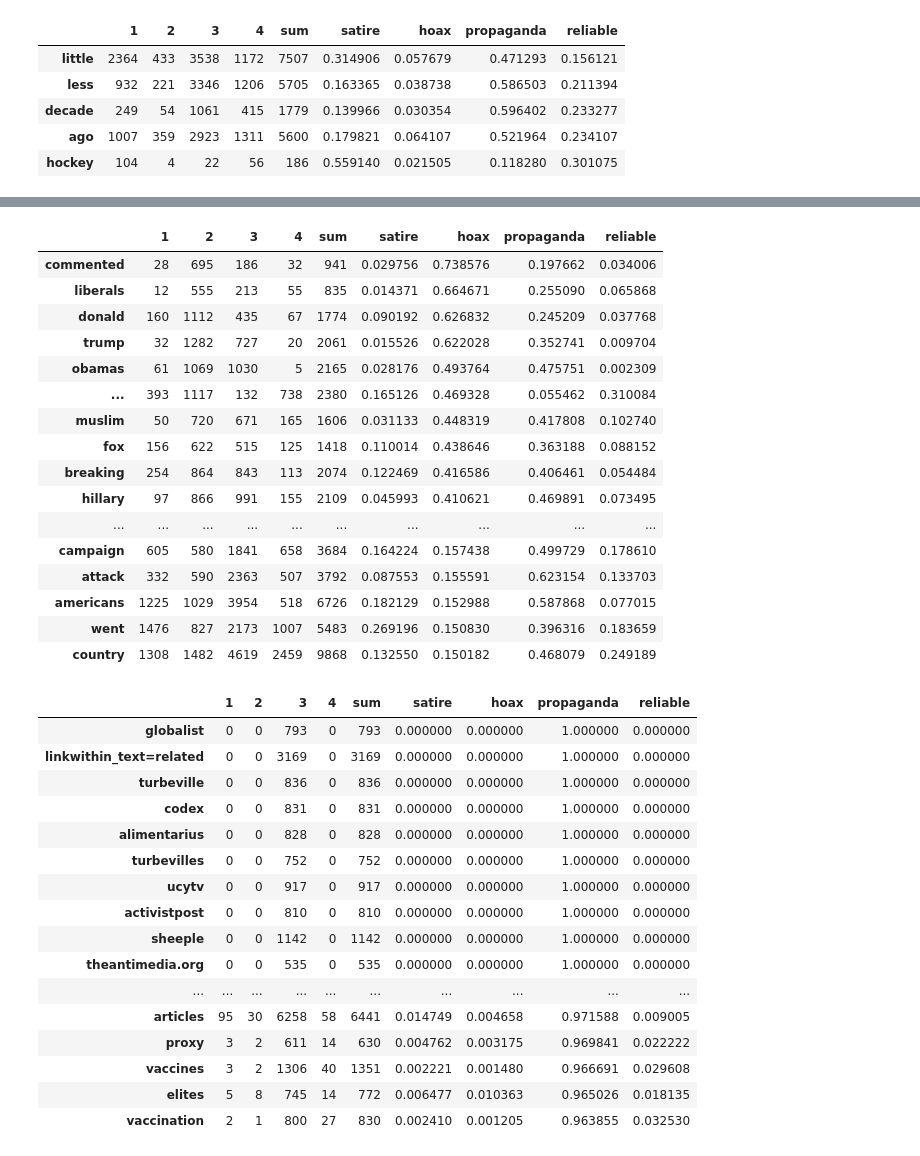
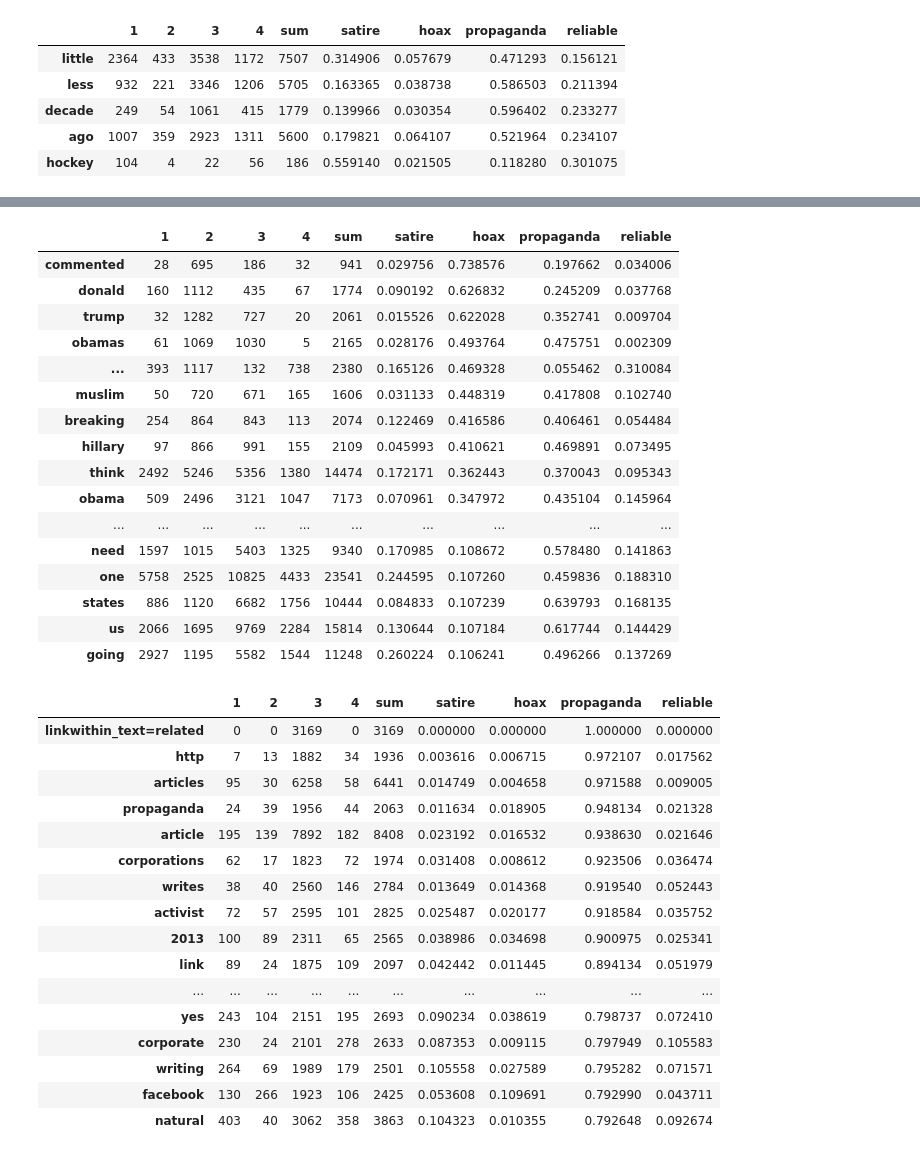
Before and after one commit to AY2122S2-CS4248-G12/labeled-unreliable-news, a Jupyter notebook: models/datainfo.ipynb, the cells around one changed output, grey strips where cells are left out. Drawn from its saved outputs; the diff is of its cells as text; code cells hidden in the pictures.

```diff
--- a/models/datainfo.ipynb
+++ b/models/datainfo.ipynb
@@ -203,42 +198,42 @@ satire.nlargest(50, ['satire'])
 # %%
-hoax = document_frequencies[document_frequencies[2] > 500]
+hoax = document_frequencies[document_frequencies[2] > (train_counts[2] * 0.1)]
 hoax.nlargest(50, ['hoax'])
 # %% [output]
 |  | 1 | 2 | 3 | 4 | sum | satire | hoax | propaganda | reliable |
 | commented | 28 | 695 | 186 | 32 | 941 | 0.029756 | 0.738576 | 0.197662 | 0.034006 |
-| liberals | 12 | 555 | 213 | 55 | 835 | 0.014371 | 0.664671 | 0.255090 | 0.065868 |
 | donald | 160 | 1112 | 435 | 67 | 1774 | 0.090192 | 0.626832 | 0.245209 | 0.037768 |
 | trump | 32 | 1282 | 727 | 20 | 2061 | 0.015526 | 0.622028 | 0.352741 | 0.009704 |
 | obamas | 61 | 1069 | 1030 | 5 | 2165 | 0.028176 | 0.493764 | 0.475751 | 0.002309 |
 | ... | 393 | 1117 | 132 | 738 | 2380 | 0.165126 | 0.469328 | 0.055462 | 0.310084 |
 | muslim | 50 | 720 | 671 | 165 | 1606 | 0.031133 | 0.448319 | 0.417808 | 0.102740 |
-| fox | 156 | 622 | 515 | 125 | 1418 | 0.110014 | 0.438646 | 0.363188 | 0.088152 |
 | breaking | 254 | 864 | 843 | 113 | 2074 | 0.122469 | 0.416586 | 0.406461 | 0.054484 |
 | hillary | 97 | 866 | 991 | 155 | 2109 | 0.045993 | 0.410621 | 0.469891 | 0.073495 |
+| think | 2492 | 5246 | 5356 | 1380 | 14474 | 0.172171 | 0.362443 | 0.370043 | 0.095343 |
+| obama | 509 | 2496 | 3121 | 1047 | 7173 | 0.070961 | 0.347972 | 0.435104 | 0.145964 |
 | ... | ... | ... | ... | ... | ... | ... | ... | ... | ... |
-| campaign | 605 | 580 | 1841 | 658 | 3684 | 0.164224 | 0.157438 | 0.499729 | 0.178610 |
-| attack | 332 | 590 | 2363 | 507 | 3792 | 0.087553 | 0.155591 | 0.623154 | 0.133703 |
-| americans | 1225 | 1029 | 3954 | 518 | 6726 | 0.182129 | 0.152988 | 0.587868 | 0.077015 |
-| went | 1476 | 827 | 2173 | 1007 | 5483 | 0.269196 | 0.150830 | 0.396316 | 0.183659 |
-| country | 1308 | 1482 | 4619 | 2459 | 9868 | 0.132550 | 0.150182 | 0.468079 | 0.249189 |
+| need | 1597 | 1015 | 5403 | 1325 | 9340 | 0.170985 | 0.108672 | 0.578480 | 0.141863 |
+| one | 5758 | 2525 | 10825 | 4433 | 23541 | 0.244595 | 0.107260 | 0.459836 | 0.188310 |
+| states | 886 | 1120 | 6682 | 1756 | 10444 | 0.084833 | 0.107239 | 0.639793 | 0.168135 |
+| us | 2066 | 1695 | 9769 | 2284 | 15814 | 0.130644 | 0.107184 | 0.617744 | 0.144429 |
+| going | 2927 | 1195 | 5582 | 1544 | 11248 | 0.260224 | 0.106241 | 0.496266 | 0.137269 |
 # %%
-propaganda = document_frequencies[document_frequencies[3] > 500]
+propaganda = document_frequencies[document_frequencies[3] > (train_counts[3] * 0.1)]
 propaganda.nlargest(50, ['propaganda'])
 # %% [output]
 |  | 1 | 2 | 3 | 4 | sum | satire | hoax | propaganda | reliable |
-| globalist | 0 | 0 | 793 | 0 | 793 | 0.000000 | 0.000000 | 1.000000 | 0.000000 |
 | linkwithin_text=related | 0 | 0 | 3169 | 0 | 3169 | 0.000000 | 0.000000 | 1.000000 | 0.000000 |
-| turbeville | 0 | 0 | 836 | 0 | 836 | 0.000000 | 0.000000 | 1.000000 | 0.000000 |
-| codex | 0 | 0 | 831 | 0 | 831 | 0.000000 | 0.000000 | 1.000000 | 0.000000 |
-| alimentarius | 0 | 0 | 828 | 0 | 828 | 0.000000 | 0.000000 | 1.000000 | 0.000000 |
-| turbevilles | 0 | 0 | 752 | 0 | 752 | 0.000000 | 0.000000 | 1.000000 | 0.000000 |
-| ucytv | 0 | 0 | 917 | 0 | 917 | 0.000000 | 0.000000 | 1.000000 | 0.000000 |
-| activistpost | 0 | 0 | 810 | 0 | 810 | 0.000000 | 0.000000 | 1.000000 | 0.000000 |
-| sheeple | 0 | 0 | 1142 | 0 | 1142 | 0.000000 | 0.000000 | 1.000000 | 0.000000 |
-| theantimedia.org | 0 | 0 | 535 | 0 | 535 | 0.000000 | 0.000000 | 1.000000 | 0.000000 |
+| http | 7 | 13 | 1882 | 34 | 1936 | 0.003616 | 0.006715 | 0.972107 | 0.017562 |
+| articles | 95 | 30 | 6258 | 58 | 6441 | 0.014749 | 0.004658 | 0.971588 | 0.009005 |
+| propaganda | 24 | 39 | 1956 | 44 | 2063 | 0.011634 | 0.018905 | 0.948134 | 0.021328 |
+| article | 195 | 139 | 7892 | 182 | 8408 | 0.023192 | 0.016532 | 0.938630 | 0.021646 |
+| corporations | 62 | 17 | 1823 | 72 | 1974 | 0.031408 | 0.008612 | 0.923506 | 0.036474 |
+| writes | 38 | 40 | 2560 | 146 | 2784 | 0.013649 | 0.014368 | 0.919540 | 0.052443 |
+| activist | 72 | 57 | 2595 | 101 | 2825 | 0.025487 | 0.020177 | 0.918584 | 0.035752 |
+| 2013 | 100 | 89 | 2311 | 65 | 2565 | 0.038986 | 0.034698 | 0.900975 | 0.025341 |
+| link | 89 | 24 | 1875 | 109 | 2097 | 0.042442 | 0.011445 | 0.894134 | 0.051979 |
 | ... | ... | ... | ... | ... | ... | ... | ... | ... | ... |
-| articles | 95 | 30 | 6258 | 58 | 6441 | 0.014749 | 0.004658 | 0.971588 | 0.009005 |
-| proxy | 3 | 2 | 611 | 14 | 630 | 0.004762 | 0.003175 | 0.969841 | 0.022222 |
-| vaccines | 3 | 2 | 1306 | 40 | 1351 | 0.002221 | 0.001480 | 0.966691 | 0.029608 |
-| elites | 5 | 8 | 745 | 14 | 772 | 0.006477 | 0.010363 | 0.965026 | 0.018135 |
-| vaccination | 2 | 1 | 800 | 27 | 830 | 0.002410 | 0.001205 | 0.963855 | 0.032530 |
+| yes | 243 | 104 | 2151 | 195 | 2693 | 0.090234 | 0.038619 | 0.798737 | 0.072410 |
+| corporate | 230 | 24 | 2101 | 278 | 2633 | 0.087353 | 0.009115 | 0.797949 | 0.105583 |
+| writing | 264 | 69 | 1989 | 179 | 2501 | 0.105558 | 0.027589 | 0.795282 | 0.071571 |
+| facebook | 130 | 266 | 1923 | 106 | 2425 | 0.053608 | 0.109691 | 0.792990 | 0.043711 |
+| natural | 403 | 40 | 3062 | 358 | 3863 | 0.104323 | 0.010355 | 0.792648 | 0.092674 |
```
Also changed, not shown: parts of 6 cells of this notebook.
